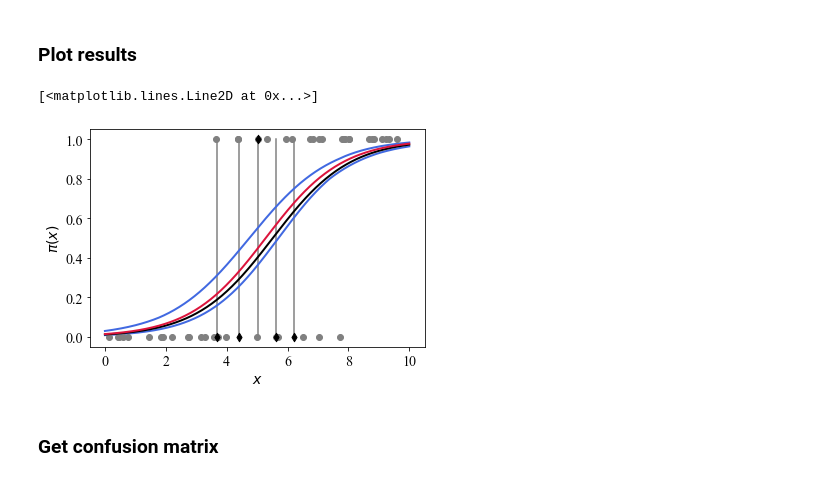
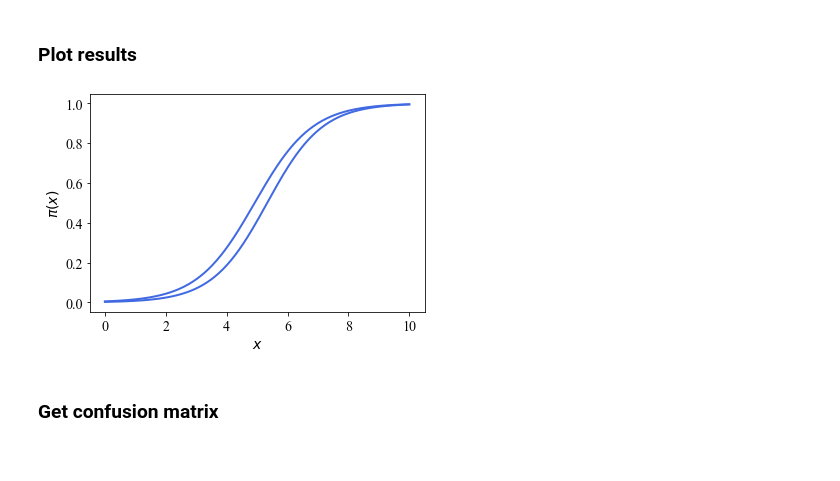
Before and after one commit to ngg1995/Imprecise-Logistic-Regression, a Jupyter notebook: UC.ipynb, the cells around one changed output. Drawn from its saved outputs; the diff is of its cells as text; code cells hidden in the pictures.

```diff
--- a/UC.ipynb
+++ b/UC.ipynb
@@ -33,7 +33,7 @@ s = 1234
 np.random.seed(s)
 
 # Params
-some = 50 # training datapoints
+some = 500 # training datapoints
 many = 500 # many test samples
 
 train_data = pd.DataFrame(10*np.random.rand(some,1))
@@ -51,7 +51,7 @@ LogisticRegression()
 # %% [markdown]
 ### Remove uncertain datapoints from the training data
 # %%
-few = 5 #uncertain points
+few = 20 #uncertain points
 random.seed(12345) # for reproducability
 uq_data_index = random.sample([i for i in train_data.index if abs(train_data.loc[i,0]-5) <= 1.5], k = few) # clustered around center
 
@@ -76,29 +79,32 @@ LogisticRegression()
 # %%
 steps = 300
 lX = np.linspace(0,10,steps)
 lY = base.predict_proba(lX.reshape(-1, 1))[:,1]
 lYn = nuq.predict_proba(lX.reshape(-1, 1))[:,1]
 lYu = ilr.predict_proba(lX.reshape(-1,1))[:,1]
+# lYuo = ilro.predict_proba(lX.reshape(-1,1))[:,1]
+
 
 plt.xlabel('$x$')
 plt.ylabel('$\pi(x)$')
-plt.scatter(nuq_data,nuq_results,color='grey',zorder=10)
-plt.plot(lX,lY,color='k',zorder=10,lw=2,label = 'Truth')
-plt.plot(lX,lYn,color='#DC143C',zorder=10,lw=2,label = 'No UQ')
+# plt.scatter(nuq_data,nuq_results,color='grey',zorder=10)
+# plt.plot(lX,lY,color='k',zorder=10,lw=2,label = 'Truth')
+# plt.plot(lX,lYn,color='#DC143C',zorder=10,lw=2,label = 'No UQ')
 
-for i in uq_data_index:
+# for i in uq_data_index:
 
-    plt.plot([uq_data.loc[i],uq_data.loc[i]],[0,1],color='grey')
-    plt.scatter(uq_data.loc[i],train_results.loc[i],marker = 'd',color = 'black',zorder = 14)
+#     plt.plot([uq_data.loc[i],uq_data.loc[i]],[0,1],color='grey')
+#     plt.scatter(uq_data.loc[i],train_results.loc[i],marker = 'd',color = 'black',zorder = 14)
 
+# plt.plot(lX,[i.left for i in lYuo],color='r',lw=2)
+# plt.plot(lX,[i.right for i in lYuo],color='r',lw=2,label = 'Uncertainty Bounds')
 plt.plot(lX,[i.left for i in lYu],color='#4169E1',lw=2)
 plt.plot(lX,[i.right for i in lYu],color='#4169E1',lw=2,label = 'Uncertainty Bounds')
-
+plt.show()
 # plt.savefig('../paper/figs/UC.png',dpi = 600)
 # plt.savefig('figs/UC.png',dpi = 600)
 # %% [output]
-[<matplotlib.lines.Line2D at 0x...>]
-[figure, old version]
+[figure, new version]
 # %% [markdown]
 ### Get confusion matrix
 # %%
```
Also changed, not shown: parts of 2 cells of this notebook, 7 other files.
